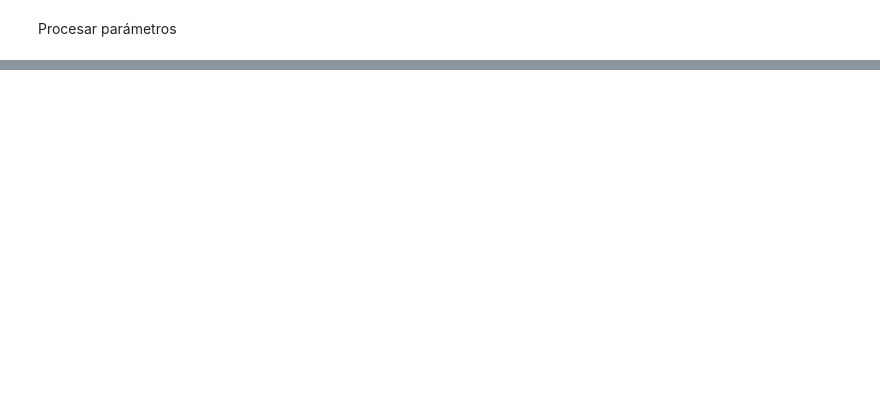
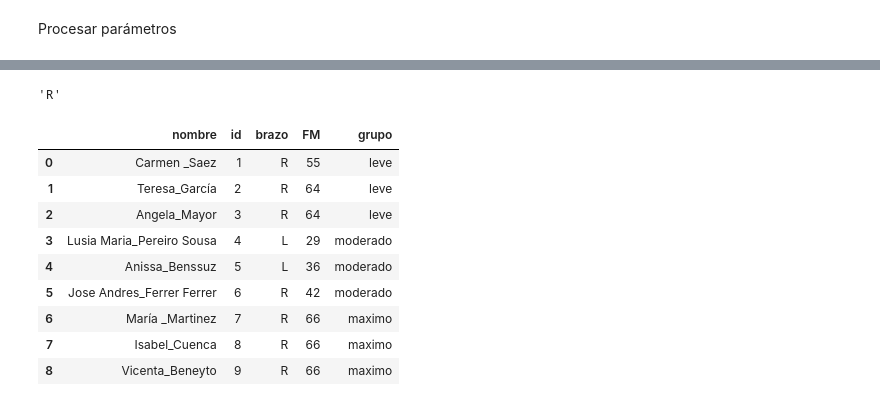
Before and after one commit to RaulMB94/rai_exp_2023_sivarita, a Jupyter notebook: rai_exp_2023_sivarita.ipynb, the cells around one changed output, grey strips where cells are left out. Cells and saved outputs as stored; diff of their text form; code cells hidden in the pictures; blank space fills up the shorter version.

```diff
--- a/rai_exp_2023_sivarita.ipynb
+++ b/rai_exp_2023_sivarita.ipynb
@@ -83,0 +130,20 @@ df_params.sample(5)
+# %%
+#brazo = df_brazo[df_brazo['nombre'] == 'Angela_Mayor', 'brazo'].values[0]#
+#df_params[(df_params.usuario =="Angela_Mayor") & (df_params.brazo == 'R')].MAX_Q1
+
+df_brazo[df_brazo.nombre == "Teresa_García"].brazo.to_list()[0]
+# %% [output]
+'R'
+# %%
+df_brazo
+# %% [output]
+|  | nombre | id | brazo | FM | grupo |
+| 0 | Carmen _Saez | 1 | R | 55 | leve |
+| 1 | Teresa_García | 2 | R | 64 | leve |
+| 2 | Angela_Mayor | 3 | R | 64 | leve |
+| 3 | Lusia Maria_Pereiro Sousa | 4 | L | 29 | moderado |
+| 4 | Anissa_Benssuz | 5 | L | 36 | moderado |
+| 5 | Jose Andres_Ferrer Ferrer | 6 | R | 42 | moderado |
+| 6 | María _Martinez | 7 | R | 66 | maximo |
+| 7 | Isabel_Cuenca | 8 | R | 66 | maximo |
+| 8 | Vicenta_Beneyto | 9 | R | 66 | maximo |
```
Also changed, not shown: parts of 9 cells of this notebook, 2 other files.
